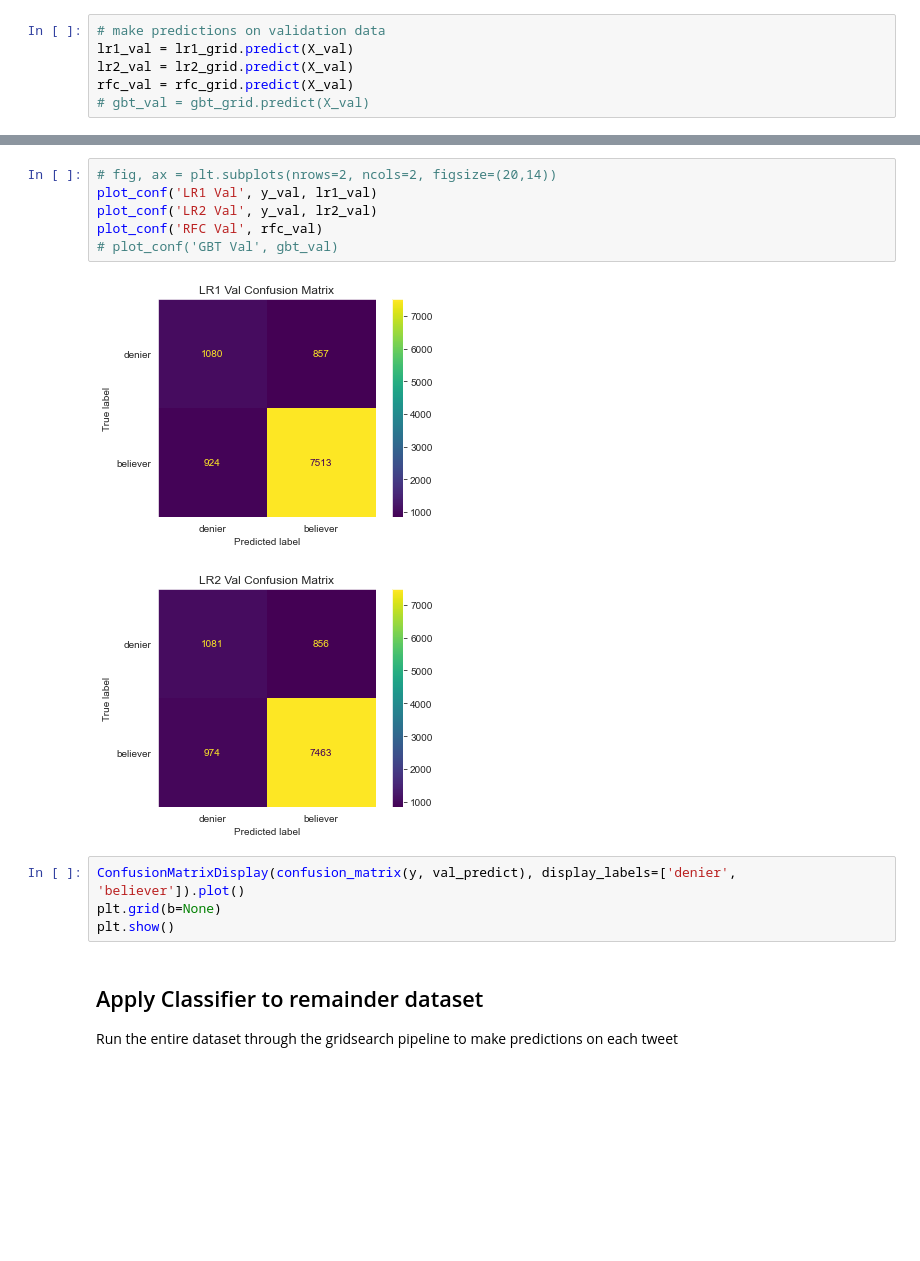
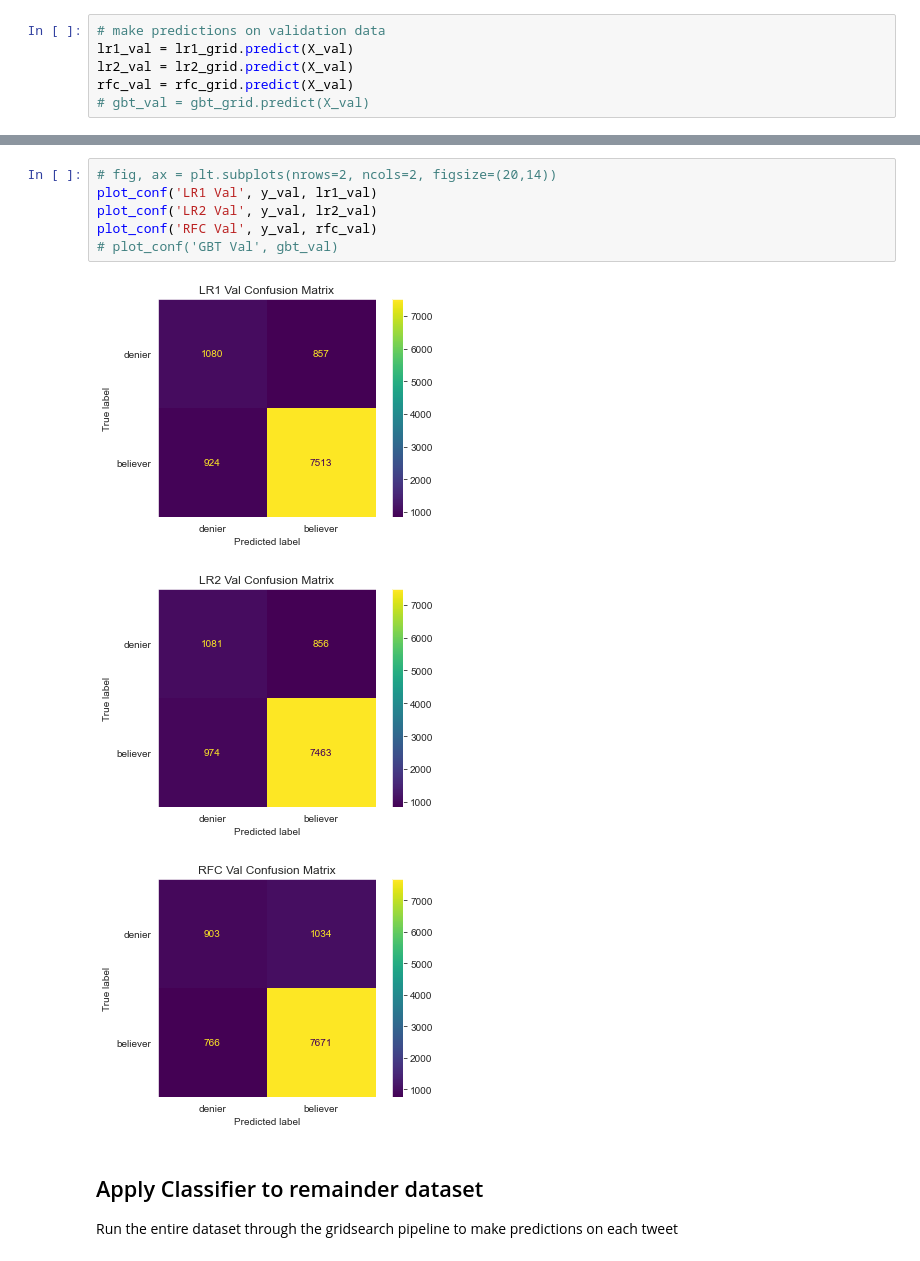
Before and after one commit to JoeBrowz/climate-prop, a Jupyter notebook: modeling_notebook.ipynb, the cells around one changed output, grey strips where cells are left out. Drawn from its saved outputs; the diff is of its cells as text; blank space fills up the shorter version.

```diff
--- a/modeling_notebook.ipynb
+++ b/modeling_notebook.ipynb
@@ -295,16 +319,13 @@ LR2 Val Test Acc:  0.8236      LR2 Val Test F1:  0.8908
 # %%
 # fig, ax = plt.subplots(nrows=2, ncols=2, figsize=(20,14))
 plot_conf('LR1 Val', y_val, lr1_val)
 plot_conf('LR2 Val', y_val, lr2_val)
-plot_conf('RFC Val', rfc_val)
+plot_conf('RFC Val', y_val, rfc_val)
 # plot_conf('GBT Val', gbt_val)
 # %% [output]
 [figure]
 [figure]
+[figure, added]
-# %%
-ConfusionMatrixDisplay(confusion_matrix(y, val_predict), display_labels=['denier', 'believer']).plot()
-plt.grid(b=None)
-plt.show()
 # %% [markdown]
 ## Apply Classifier to remainder dataset
 
```
Also changed, not shown: parts of 17 cells of this notebook.
